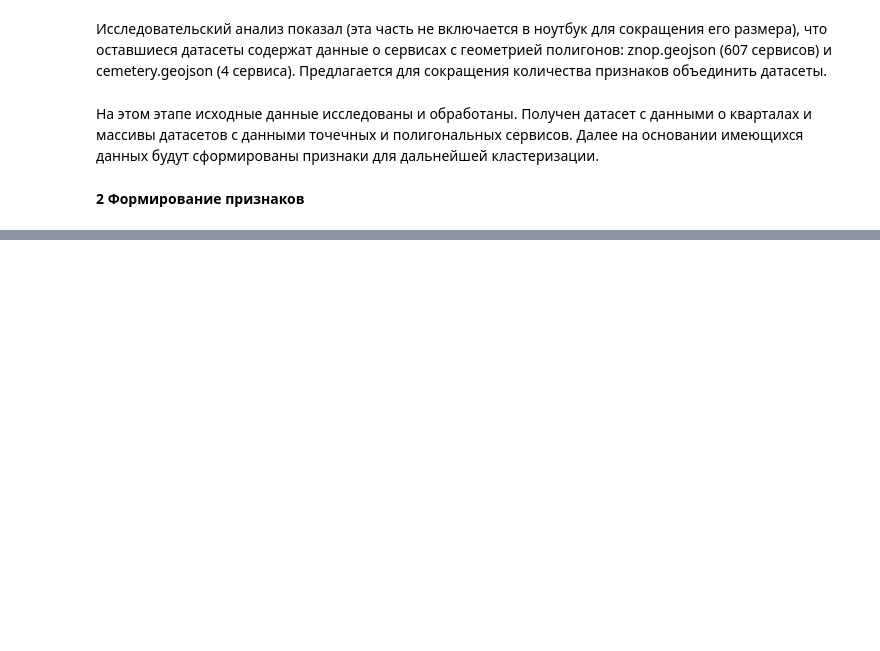
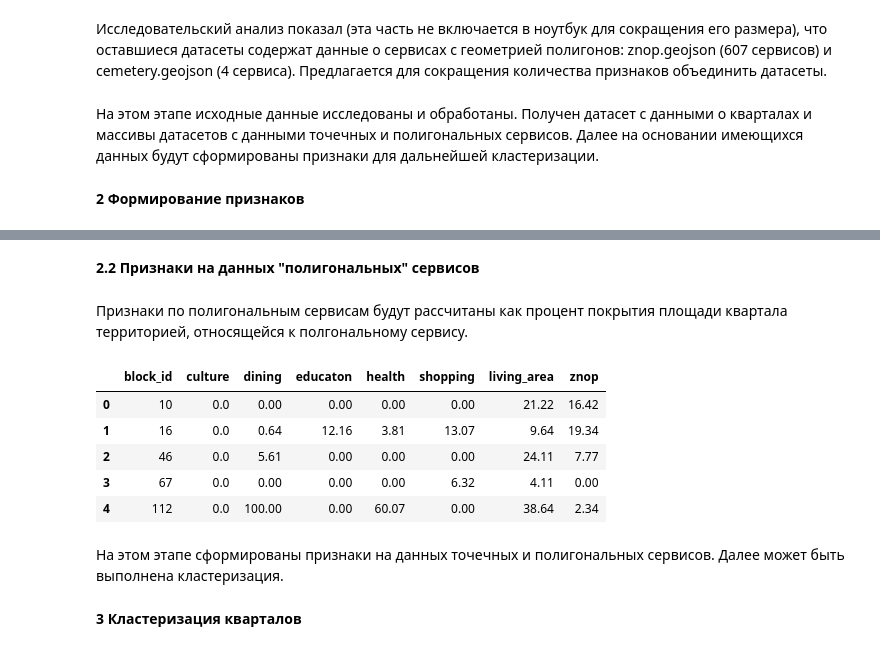
Before and after one commit to TikhonovaOlga-Spb/clustering_blocks, a Jupyter notebook: clustering_pipeline.ipynb, the cells around one changed output, grey strips where cells are left out. Saved outputs shown, nothing was run; the diff lists cells and outputs as text; code cells hidden in the pictures; blank space fills up the shorter version.

```diff
--- a/clustering_pipeline.ipynb
+++ b/clustering_pipeline.ipynb
@@ -227,0 +238,8 @@ services_polygons = [living_builds, znop_data]
+# %%
+# Площадь кварталов рассчитывается после перевода данных геометрии кварталов в стандартную картографическую проекцию 3857
+blocks_data_3857 = blocks_data.copy()
+blocks_data_3857 = blocks_data_3857.to_crs('epsg:3857')
+blocks_data_3857['block_area'] = blocks_data_3857['geometry'].area
+# Для задачи расчета признаков по точечным сервисам будет использована площадь квартала в км2
+blocks_data['area_km'] = blocks_data_3857['block_area']/1e+06
+blocks_data.head()
@@ -227,0 +253,15 @@ services_polygons = [living_builds, znop_data]
+# %%
+# Получение признаков по точечным сервисам согласно принятому алгоритму
+for key in services_points.keys():
+    # Рассчитать количество точечных сервисов на квартал
+    dfsjoin = gpd.sjoin(blocks_data, services_points[key], how="left", predicate='intersects')[['block_id', 'area_km', 'id']]
+    dfsjoin = dfsjoin.rename(columns={'id': key})
+    df = dfsjoin.groupby(['block_id', 'area_km']).count().reset_index()
+    # Рассчитать удельное количество сервисов на единицу площади квартала (км2 в данном случае)
+    df[key] = df[key]/df['area_km']
+    # Принять максимальное удельное количество сервисов за 100% и нормировать прочие значения по нему
+    max_ud = df[key].max()
+    df[key] = round(df[key]*100/max_ud, 2)
+    df = df[['block_id', key]]
+    # Включить полученный признак в датафрейм для хранения признаков
+    features_df = pd.merge(features_df, df, on = 'block_id')
@@ -227,0 +278,37 @@ services_polygons = [living_builds, znop_data]
+# %% [markdown]
+<b>2.2 Признаки на данных "полигональных" сервисов</b>
+# %% [markdown]
+Признаки по полигональным сервисам будут рассчитаны как процент покрытия площади квартала территорией, относящейся к полгональному сервису.
+# %%
+for key in services_polygons.keys():
+    # Изменить картографическую проекцию сервисов для расчета площади пересечения с кварталами
+    services = services_polygons[key].to_crs('epsg:3857')
+    # Сопоставить пространственные сервисы с кварталами, чтобы найти кварталы, в которых сервисы есть
+    sp_dfsjoin = gpd.overlay(blocks_data_3857, services, how='intersection')
+    # Вычислить площадь пересечения для каждой строки
+    sp_dfsjoin['overlay_area'] = sp_dfsjoin['geometry'].area
+    sp_dfsjoin = sp_dfsjoin[['block_id', 'block_area', 'overlay_area']]
+    # Вычислить площадь пересечения со всеми сервисами для каждого квартала и процент пересечения
+    sp_df = sp_dfsjoin.groupby(['block_id', 'block_area']).sum()
+    sp_df = sp_df.reset_index()
+    sp_df[key] = round((sp_df['overlay_area'] * 100 / sp_df['block_area']), 2)
+    sp_df = sp_df[['block_id', key]]
+    # Включить полученный признак в датафрейм для хранения признаков
+    features_df = pd.merge(features_df, sp_df, how='left', on = 'block_id')
+# %%
+# Пропуски в признаках заменить на нули
+features_df = features_df.fillna(0)
+# %%
+# Результаты получения признаков на данных полигональных сервисов
+features_df.head()
+# %% [output]
+|  | block_id | culture | dining | educaton | health | shopping | living_area | znop |
+| 0 | 10 | 0.0 | 0.00 | 0.00 | 0.00 | 0.00 | 21.22 | 16.42 |
+| 1 | 16 | 0.0 | 0.64 | 12.16 | 3.81 | 13.07 | 9.64 | 19.34 |
+| 2 | 46 | 0.0 | 5.61 | 0.00 | 0.00 | 0.00 | 24.11 | 7.77 |
+| 3 | 67 | 0.0 | 0.00 | 0.00 | 0.00 | 6.32 | 4.11 | 0.00 |
+| 4 | 112 | 0.0 | 100.00 | 0.00 | 60.07 | 0.00 | 38.64 | 2.34 |
+# %% [markdown]
+На этом этапе сформированы признаки на данных точечных и полигональных сервисов. Далее может быть выполнена кластеризация.
+# %% [markdown]
+<b>3 Кластеризация кварталов</b>
```
Also changed, not shown: parts of 11 cells of this notebook.
